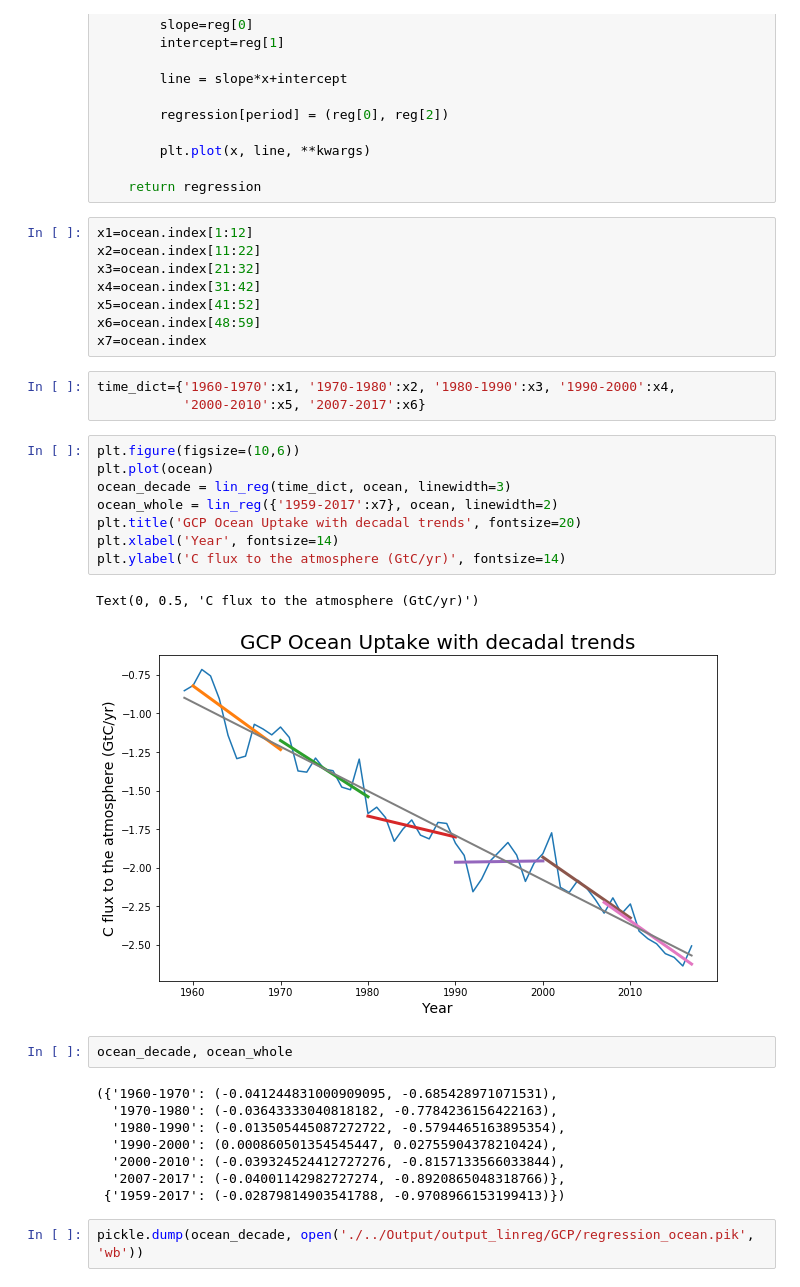
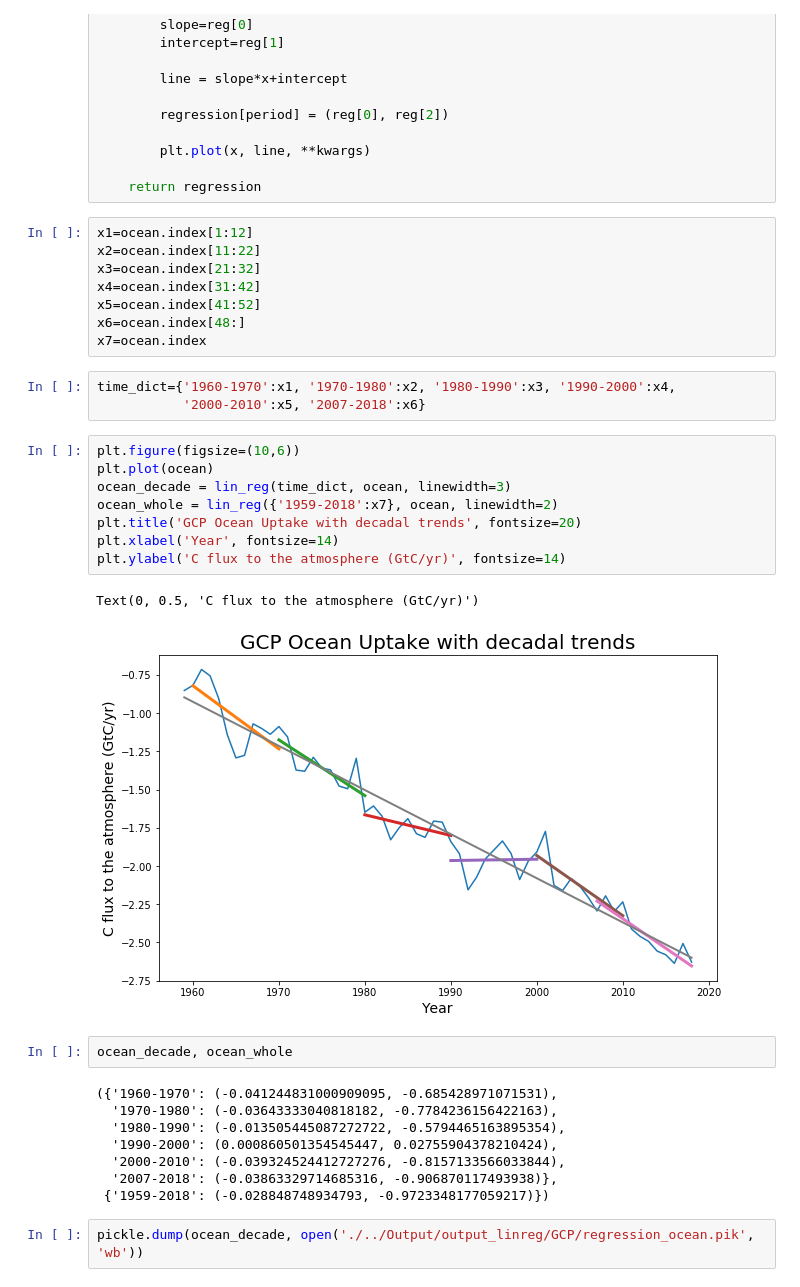
Before and after one commit to rursino/carbon-cycle-feedbacks, a Jupyter notebook: Peylin_flux/Notebooks/GCP.ipynb, the cells around one changed output. Drawn from its saved outputs; the diff is of its cells as text.

```diff
--- a/Peylin_flux/Notebooks/GCP.ipynb
+++ b/Peylin_flux/Notebooks/GCP.ipynb
@@ -66,22 +76,22 @@ x2=ocean.index[11:22]
 x3=ocean.index[21:32]
 x4=ocean.index[31:42]
 x5=ocean.index[41:52]
-x6=ocean.index[48:59]
+x6=ocean.index[48:]
 x7=ocean.index
 # %%
 time_dict={'1960-1970':x1, '1970-1980':x2, '1980-1990':x3, '1990-2000':x4,
-           '2000-2010':x5, '2007-2017':x6}
+           '2000-2010':x5, '2007-2018':x6}
 # %%
 plt.figure(figsize=(10,6))
 plt.plot(ocean)
 ocean_decade = lin_reg(time_dict, ocean, linewidth=3)
-ocean_whole = lin_reg({'1959-2017':x7}, ocean, linewidth=2)
+ocean_whole = lin_reg({'1959-2018':x7}, ocean, linewidth=2)
 plt.title('GCP Ocean Uptake with decadal trends', fontsize=20)
 plt.xlabel('Year', fontsize=14)
 plt.ylabel('C flux to the atmosphere (GtC/yr)', fontsize=14)
 # %% [output]
 Text(0, 0.5, 'C flux to the atmosphere (GtC/yr)')
-[figure, old version]
+[figure, new version]
 # %%
 ocean_decade, ocean_whole
 # %% [output]
@@ -90,8 +100,8 @@ ocean_decade, ocean_whole
   '1980-1990': (-0.013505445087272722, -0.5794465163895354),
   '1990-2000': (0.000860501354545447, 0.02755904378210424),
   '2000-2010': (-0.039324524412727276, -0.8157133566033844),
-  '2007-2017': (-0.04001142982727274, -0.8920865048318766)},
- {'1959-2017': (-0.02879814903541788, -0.9708966153199413)})
+  '2007-2018': (-0.03863329714685316, -0.906870117493938)},
+ {'1959-2018': (-0.028848748934793, -0.9723348177059217)})
 # %%
 pickle.dump(ocean_decade, open('./../Output/output_linreg/GCP/regression_ocean.pik', 'wb'))
 # %%
```
Also changed, not shown: parts of 19 cells of this notebook, 11 other files.
